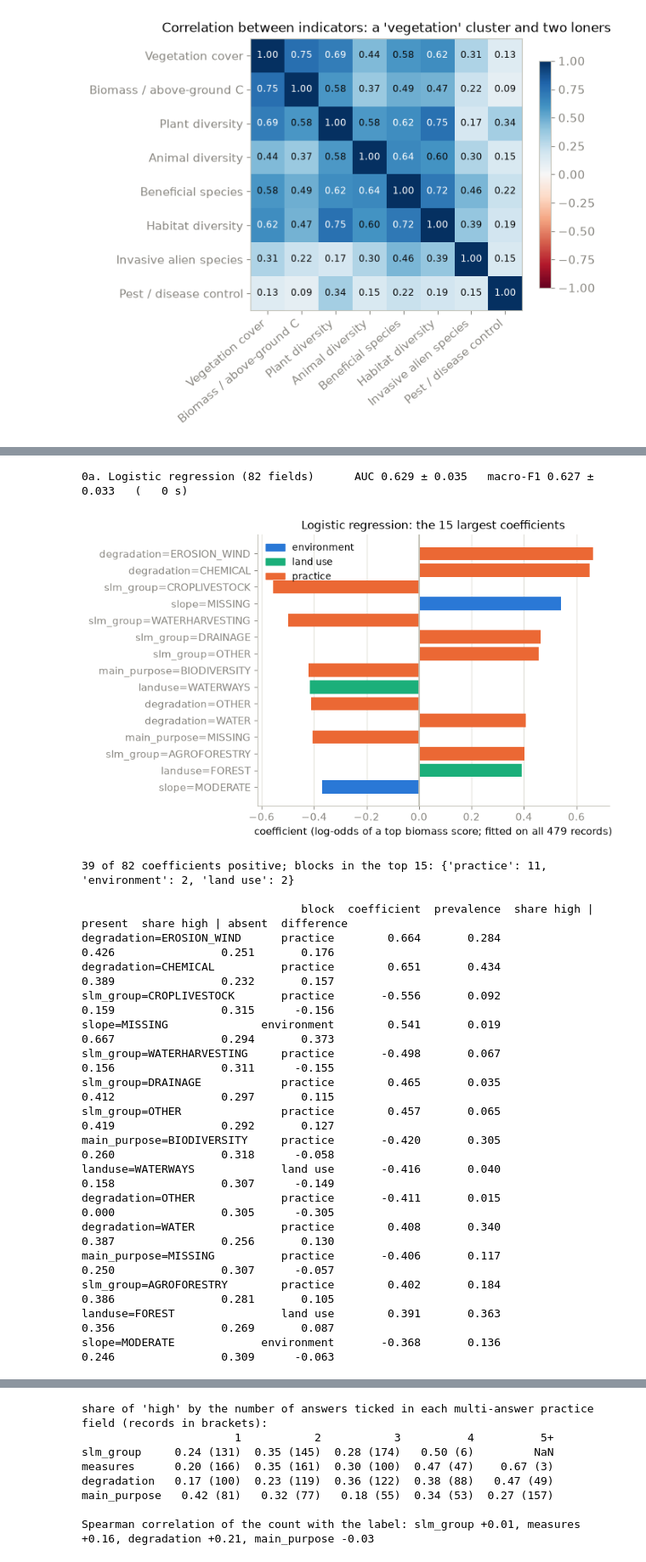
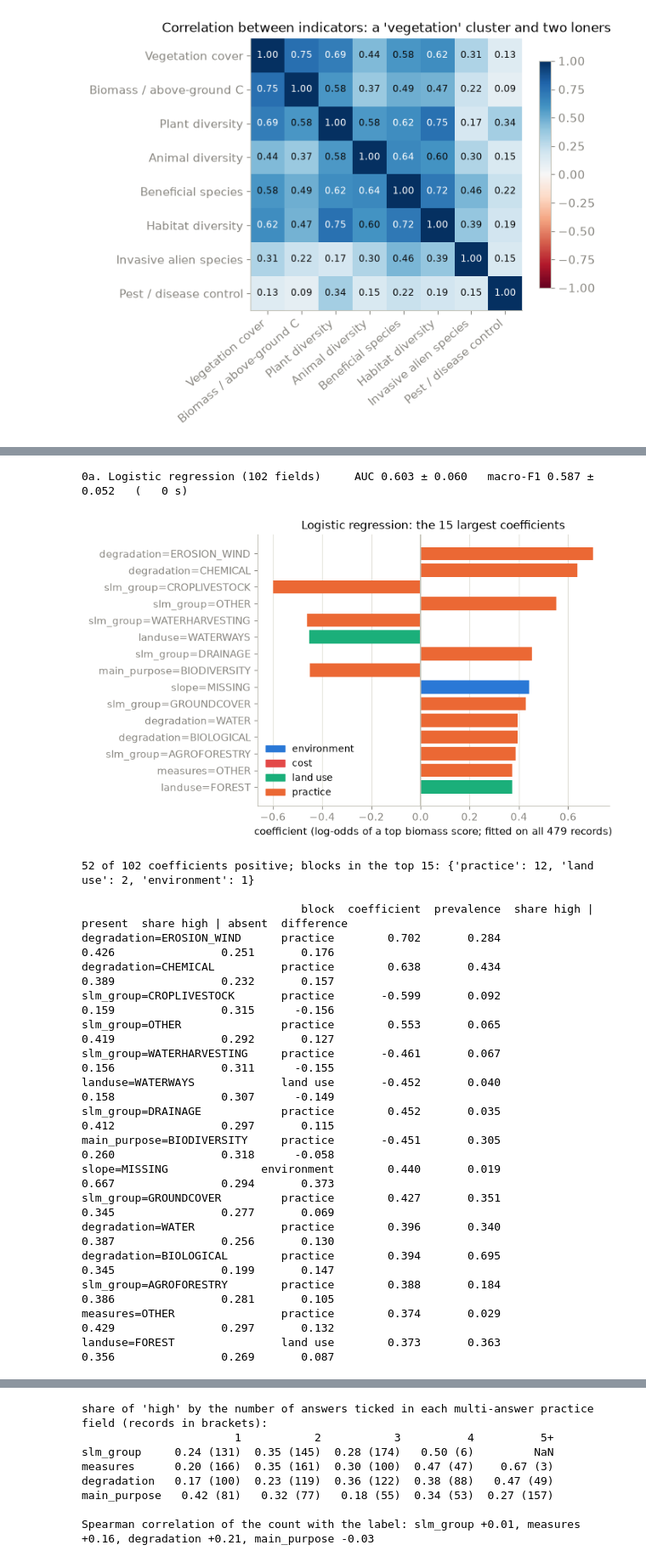
Before and after one commit to nmkearney/CAS-AML-WOCAT, a Jupyter notebook: module2_biodiversity.ipynb, the cells around one changed output, grey strips where cells are left out. Shown at 85% size. Cells and saved outputs as stored; diff of their text form; code cells hidden in the pictures.

```diff
--- a/module2_biodiversity.ipynb
+++ b/module2_biodiversity.ipynb
@@ -79,9 +66,20 @@ def find_data_dir():
             return candidate
     raise FileNotFoundError("run this notebook from inside the CAS-AML-WOCAT repository")
 
-DATA = find_data_dir()
+DATA = find_data_dir(); REPO = DATA.parents[2]
 wocat = pd.read_csv(DATA / "wocat_technologies.csv.gz")
 scores = pd.read_csv(DATA / "impact_scores.csv.gz")
+
+# Dima's extraction of the four research-plan inputs the cached table lacked (water_and_costs/README.md has the caveats)
+water = pd.read_csv(REPO / "water_and_costs" / "water_availability.csv")
+costs = pd.read_csv(REPO / "water_and_costs" / "costs_summary.csv")
+wocat = (wocat.merge(water[["technology_id", "groundwater", "surfacewater"]], on="technology_id", how="left")
+              .merge(costs[["technology_id", "establishment_total_usd", "maintenance_total_usd"]], on="technology_id", how="left"))
+# The USD totals are not per hectare, not inflation-adjusted and span eight orders of magnitude, so each cost enters as
+# its quartile among all 1 540 technologies; a missing figure becomes a category of its own, like every other missing answer.
+COST_LEVELS = ["Q1 lowest", "Q2", "Q3", "Q4 highest"]
+for phase in ["establishment", "maintenance"]:
+    wocat[f"{phase}_cost"] = pd.qcut(wocat[f"{phase}_total_usd"], 4, labels=COST_LEVELS).astype(object)
 
 PRETTY = {"vegetation_cover": "Vegetation cover", "biomass_above_ground_C": "Biomass / above-ground C",
           "plant_diversity": "Plant diversity", "animal_diversity": "Animal diversity",
@@ -103,7 +101,9 @@ Y_IND = data[BIO].to_numpy(dtype=np.float32)          # NaN where an indicator w
 print(f"{len(wocat):,} technologies, {len(scores):,} individual scores; {len(bio_all)} technologies score at least one "
       f"biodiversity indicator, {len(data)} of them score biomass / above-ground C")
 print(f"biomass score: median = {MEDIAN:+.0f}; share above {MEDIAN:+.0f} ('high') = {y.mean():.2f}; "
-      f"share at or above {MEDIAN:+.0f} = {(data[TARGET] >= MEDIAN).mean():.2f}\n")
+      f"share at or above {MEDIAN:+.0f} = {(data[TARGET] >= MEDIAN).mean():.2f}")
+print("the four new fields, answered for: " + ", ".join(f"{c} {data[c].notna().mean():.0%}" for c in
+      ["groundwater", "surfacewater", "establishment_cost", "maintenance_cost"]) + f" of the {len(data)} biomass records\n")
 scored = bio_all[BIO].notna()
 print(pd.DataFrame({"scored (all 895)": scored.sum().values, f"scored (the {len(data)} biomass records)": data[BIO].notna().sum().values,
                     "mean score": bio_all[BIO].mean().round(2).values, "share > 0": ((bio_all[BIO] > 0).sum() / scored.sum()).round(2).values},
@@ -181,12 +178,15 @@ Some fields are **excluded on purpose**. Country and coordinates are used only t
 
 **Split:** Five folds, stratified on the label and grouped by country, fixed once and reused by every model. Inside each training fold, a further country-grouped 15 % serves as the validation set for early stopping. The test fold is never touched during training.
 # %%
-# the research plan's input fields that exist in Dima's table (the table above lists the ones that do not)
-ENVIRONMENT = ["agroclimatic_zone", "slope", "watersupply"]
+# the research plan's input fields, in the blocks of the table above
+ENVIRONMENT = ["agroclimatic_zone", "slope", "watersupply", "groundwater", "surfacewater"]
+COST = ["establishment_cost", "maintenance_cost"]
 LAND_USE = ["landuse"]
 PRACTICE = ["slm_group", "measures", "degradation", "main_purpose"]
-SINGLE, MULTI = ENVIRONMENT, LAND_USE + PRACTICE
-BLOCK_OF = {**{c: "environment" for c in ENVIRONMENT}, **{c: "land use" for c in LAND_USE}, **{c: "practice" for c in PRACTICE}}
+NEW = ["groundwater", "surfacewater", *COST]           # the four fields from Dima's extraction
+SINGLE, MULTI = ENVIRONMENT + COST, LAND_USE + PRACTICE
+BLOCK_OF = {**{c: "environment" for c in ENVIRONMENT}, **{c: "cost" for c in COST},
+            **{c: "land use" for c in LAND_USE}, **{c: "practice" for c in PRACTICE}}
 
 from sklearn.preprocessing import OneHotEncoder, MultiLabelBinarizer
 from sklearn.model_selection import StratifiedGroupKFold, GroupShuffleSplit
@@ -274,48 +274,49 @@ def run_sklearn_cv(name, make_model):
     t0 = time.time()
     record(name, cv_sklearn(make_model, X, y, FOLDS), time.time() - t0)
 
-run_sklearn_cv("0a. Logistic regression (82 fields)", make_logreg)
+NAME_0A = f"0a. Logistic regression ({X.shape[1]} fields)"
+run_sklearn_cv(NAME_0A, make_logreg)
 # %% [output]
-0a. Logistic regression (82 fields)      AUC 0.629 ± 0.035   macro-F1 0.627 ± 0.033   (   0 s)
+0a. Logistic regression (102 fields)     AUC 0.603 ± 0.060   macro-F1 0.587 ± 0.052   (   0 s)
 # %%
 logreg = make_logreg().fit(X, y)
 coef = pd.Series(logreg.coef_[0], index=X_df.columns)
 imp = coef.reindex(coef.abs().sort_values(ascending=False).index).head(15)   # the 15 largest coefficients, sign kept
 present = {f: (X_df[f] == 1).to_numpy() for f in imp.index}
 direction = pd.DataFrame({"block": [BLOCK_OF[FIELD_OF[f]] for f in imp.index],
                           "coefficient": imp.values,
                           "prevalence": [present[f].mean() for f in imp.index],
                           "share high | present": [y[present[f]].mean() for f in imp.index],
                           "share high | absent": [y[~present[f]].mean() for f in imp.index]}, index=imp.index)
 direction["difference"] = direction["share high | present"] - direction["share high | absent"]
 
 fig, ax = plt.subplots(figsize=(8, 5))
-colours = {"environment": C_BLUE, "land use": C_AQUA, "practice": C_ORANGE}
+colours = {"environment": C_BLUE, "cost": C_RED, "land use": C_AQUA, "practice": C_ORANGE}
 ax.barh(imp.index[::-1], imp.values[::-1], color=[colours[BLOCK_OF[FIELD_OF[c]]] for c in imp.index[::-1]])
 ax.axvline(0, color=NEUTRAL)
 ax.legend(handles=[Patch(color=v, label=k) for k, v in colours.items()], loc="best")
 ax.set_xlabel("coefficient (log-odds of a top biomass score; fitted on all 479 records)")
-ax.set_title("Logistic regression: the 15 largest coefficients"); tidy(ax, "x")
+ax.set_title("Logistic regression: the 15 largest coefficients"); ax.grid(True, axis="x")
 plt.tight_layout(); plt.show()
 print(f"{(coef > 0).sum()} of {len(coef)} coefficients positive; blocks in the top 15: {direction['block'].value_counts().to_dict()}\n")
 print(direction.round(3).to_string())
 # %% [output]
-[figure, old version]
+[figure, new version]
-39 of 82 coefficients positive; blocks in the top 15: {'practice': 11, 'environment': 2, 'land use': 2}
+52 of 102 coefficients positive; blocks in the top 15: {'practice': 12, 'land use': 2, 'environment': 1}
 
                                  block  coefficient  prevalence  share high | present  share high | absent  difference
-degradation=EROSION_WIND      practice        0.664       0.284                 0.426                0.251       0.176
-degradation=CHEMICAL          practice        0.651       0.434                 0.389                0.232       0.157
-slm_group=CROPLIVESTOCK       practice       -0.556       0.092                 0.159                0.315      -0.156
-slope=MISSING              environment        0.541       0.019                 0.667                0.294       0.373
-slm_group=WATERHARVESTING     practice       -0.498       0.067                 0.156                0.311      -0.155
-slm_group=DRAINAGE            practice        0.465       0.035                 0.412                0.297       0.115
-slm_group=OTHER               practice        0.457       0.065                 0.419                0.292       0.127
-main_purpose=BIODIVERSITY     practice       -0.420       0.305                 0.260                0.318      -0.058
-landuse=WATERWAYS             land use       -0.416       0.040                 0.158                0.307      -0.149
-degradation=OTHER             practice       -0.411       0.015                 0.000                0.305      -0.305
-degradation=WATER             practice        0.408       0.340                 0.387                0.256       0.130
-main_purpose=MISSING          practice       -0.406       0.117                 0.250                0.307      -0.057
-slm_group=AGROFORESTRY        practice        0.402       0.184                 0.386                0.281       0.105
-landuse=FOREST                land use        0.391       0.363                 0.356                0.269       0.087
-slope=MODERATE             environment       -0.368       0.136                 0.246                0.309      -0.063
+degradation=EROSION_WIND      practice        0.702       0.284                 0.426                0.251       0.176
+degradation=CHEMICAL          practice        0.638       0.434                 0.389                0.232       0.157
+slm_group=CROPLIVESTOCK       practice       -0.599       0.092                 0.159                0.315      -0.156
+slm_group=OTHER               practice        0.553       0.065                 0.419                0.292       0.127
+slm_group=WATERHARVESTING     practice       -0.461       0.067                 0.156                0.311      -0.155
+landuse=WATERWAYS             land use       -0.452       0.040                 0.158                0.307      -0.149
+slm_group=DRAINAGE            practice        0.452       0.035                 0.412                0.297       0.115
+main_purpose=BIODIVERSITY     practice       -0.451       0.305                 0.260                0.318      -0.058
+slope=MISSING              environment        0.440       0.019                 0.667                0.294       0.373
+slm_group=GROUNDCOVER         practice        0.427       0.351                 0.345                0.277       0.069
+degradation=WATER             practice        0.396       0.340                 0.387                0.256       0.130
+degradation=BIOLOGICAL        practice        0.394       0.695                 0.345                0.199       0.147
+slm_group=AGROFORESTRY        practice        0.388       0.184                 0.386                0.281       0.105
+measures=OTHER                practice        0.374       0.029                 0.429                0.297       0.132
+landuse=FOREST                land use        0.373       0.363                 0.356                0.269       0.087
```
Also changed, not shown: parts of 36 cells of this notebook.
